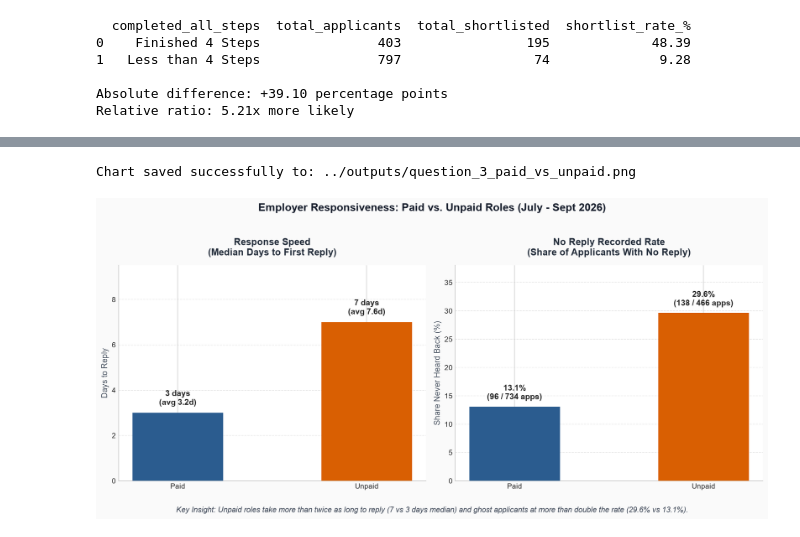
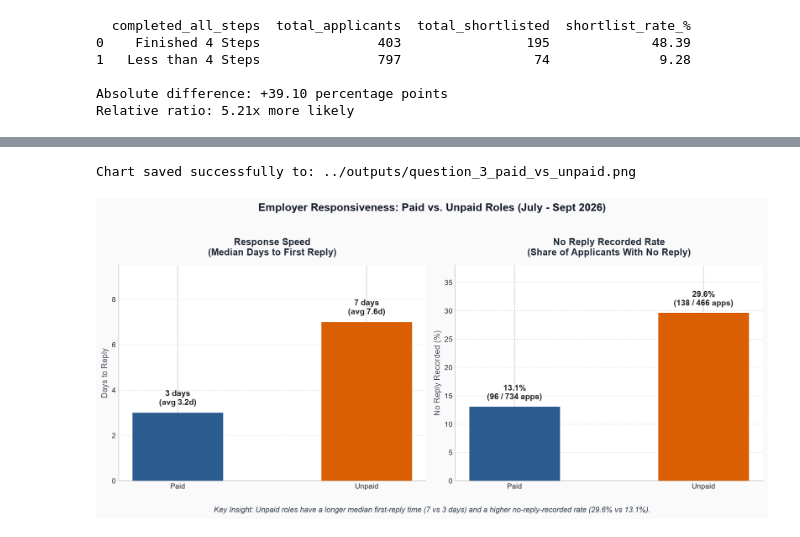
Before and after one commit to AKrishnaK05/job-board-analysis, a Jupyter notebook: notebooks/analysis.ipynb, the cells around one changed output, grey strips where cells are left out. Saved outputs shown, nothing was run; the diff lists cells and outputs as text; code cells hidden in the pictures.

```diff
--- a/notebooks/analysis.ipynb
+++ b/notebooks/analysis.ipynb
@@ -225,11 +225,11 @@ df_clean['role_type'] = df_clean['stipend_inr_month'].apply(lambda x: 'Paid' if
 
 q3_overview = df_clean.groupby('role_type').agg(
     total_applications=('application_id', 'count'),
-    never_heard_back=('days_to_first_reply', lambda x: x.isna().sum()),
+    no_reply_recorded=('days_to_first_reply', lambda x: x.isna().sum()),
     heard_back=('days_to_first_reply', lambda x: x.notna().sum())
 ).reset_index()
 
-q3_overview['never_heard_back_%'] = (q3_overview['never_heard_back'] / q3_overview['total_applications']) * 100
+q3_overview['no_reply_recorded_%'] = (q3_overview['no_reply_recorded'] / q3_overview['total_applications']) * 100
 
 replied_df = df_clean[df_clean['days_to_first_reply'].notna()].copy()
 replied_df['days_to_first_reply'] = replied_df['days_to_first_reply'].astype(float)
@@ -268,13 +268,19 @@ bars1 = ax1.bar(
     zorder=3
 )
 
-for bar in bars1:
+for i, bar in enumerate(bars1):
     h = bar.get_height()
+    mean_days = q3_results.iloc[i]['mean_days']
+
     ax1.text(
         bar.get_x() + bar.get_width() / 2,
         h + 0.25,
-        f"{h:.0f} days\n(avg {q3_results.loc[q3_results['role_type']==bar.get_x() if False else [0,1][bars1.index(bar)], 'mean_days']:.1f}d)",
-        ha='center', va='bottom', fontsize=11, fontweight='bold', color='#222222'
+        f"{h:.0f} days\n(avg {mean_days:.1f}d)",
+        ha='center',
+        va='bottom',
+        fontsize=11,
+        fontweight='bold',
+        color='#222222'
     )
 
 ax1.set_title("Response Speed\n(Median Days to First Reply)", fontsize=13, fontweight='bold', pad=14, color='#1f2937')
@@ -287,7 +293,7 @@ ax1.spines['right'].set_visible(False)
 ax2.set_facecolor('#ffffff')
 bars2 = ax2.bar(
     q3_results['role_type'],
-    q3_results['never_heard_back_%'],
+    q3_results['no_reply_recorded_%'],
     color=[colors[r] for r in q3_results['role_type']],
     width=0.48,
     edgecolor='none',
@@ -296,34 +302,34 @@ bars2 = ax2.bar(
 
 for bar in bars2:
     h = bar.get_height()
     ax2.text(
         bar.get_x() + bar.get_width() / 2,
         h + 0.9,
-        f"{h:.1f}%\n({q3_results.loc[bars2.index(bar), 'never_heard_back']} / {q3_results.loc[bars2.index(bar), 'total_applications']} apps)",
+        f"{h:.1f}%\n({q3_results.loc[bars2.index(bar), 'no_reply_recorded']} / {q3_results.loc[bars2.index(bar), 'total_applications']} apps)",
         ha='center', va='bottom', fontsize=11, fontweight='bold', color='#222222'
     )
 
 ax2.set_title("No Reply Recorded Rate\n(Share of Applicants With No Reply)", fontsize=13, fontweight='bold', pad=14, color='#1f2937')
-ax2.set_ylabel("Share Never Heard Back (%)", fontsize=11, color='#4b5563')
+ax2.set_ylabel("No Reply Recorded (%)", fontsize=11, color='#4b5563')
 ax2.set_ylim(0, 38)
 ax2.grid(axis='y', linestyle='--', alpha=0.5, zorder=0)
 ax2.spines['top'].set_visible(False)
 ax2.spines['right'].set_visible(False)
 
 plt.suptitle("Employer Responsiveness: Paid vs. Unpaid Roles (July - Sept 2026)",
              fontsize=15, fontweight='bold', y=1.03, color='#111827')
 
 fig.text(0.5, -0.05,
-         "Key Insight: Unpaid roles take more than twice as long to reply (7 vs 3 days median) and ghost applicants at more than double the rate (29.6% vs 13.1%).",
+         "Key Insight: Unpaid roles have a longer median first-reply time (7 vs 3 days) and a higher no-reply-recorded rate (29.6% vs 13.1%).",
          ha='center', fontsize=10.5, style='italic', color='#374151')
 
 plt.tight_layout()
 
 os.makedirs('../outputs', exist_ok=True)
 output_path = '../outputs/question_3_paid_vs_unpaid.png'
 plt.savefig(output_path, dpi=300, bbox_inches='tight')
 print(f"Chart saved successfully to: {output_path}")
 plt.show()
 # %% [output]
 Chart saved successfully to: ../outputs/question_3_paid_vs_unpaid.png
-[figure, old version]
+[figure, new version]
```
Also changed, not shown: parts of 1 cell of this notebook, 2 other files.
